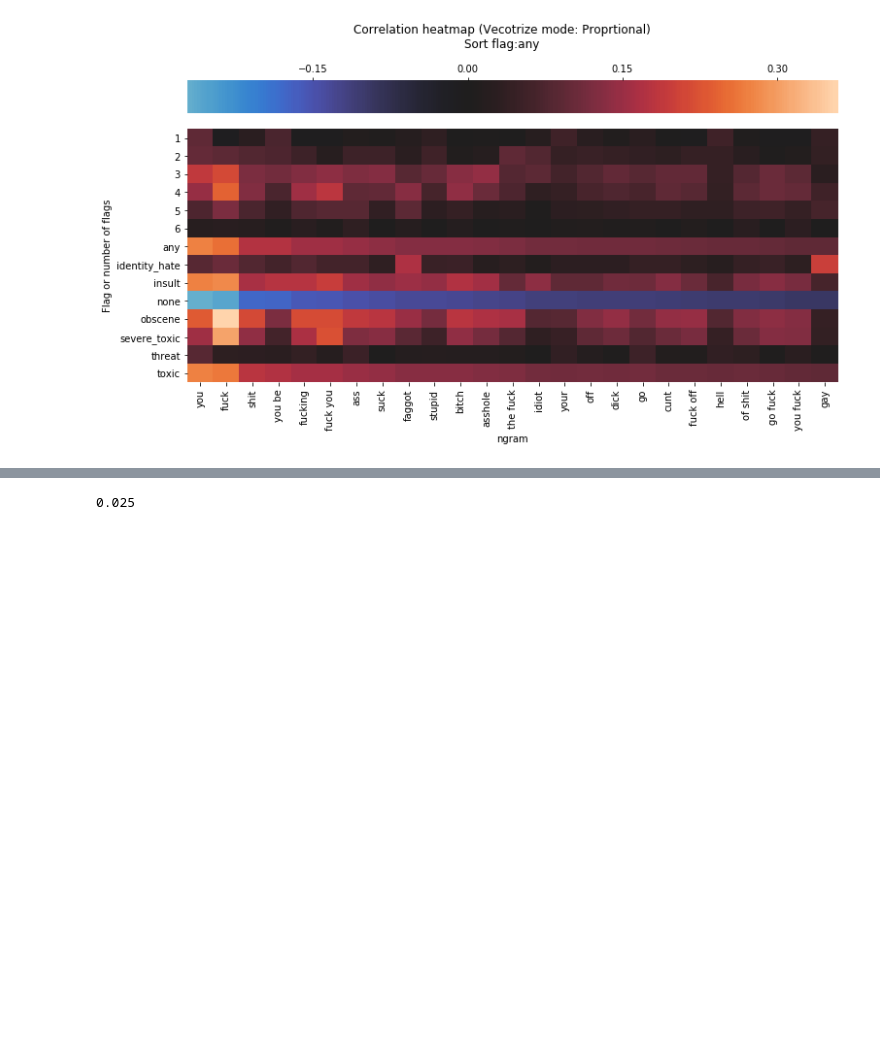
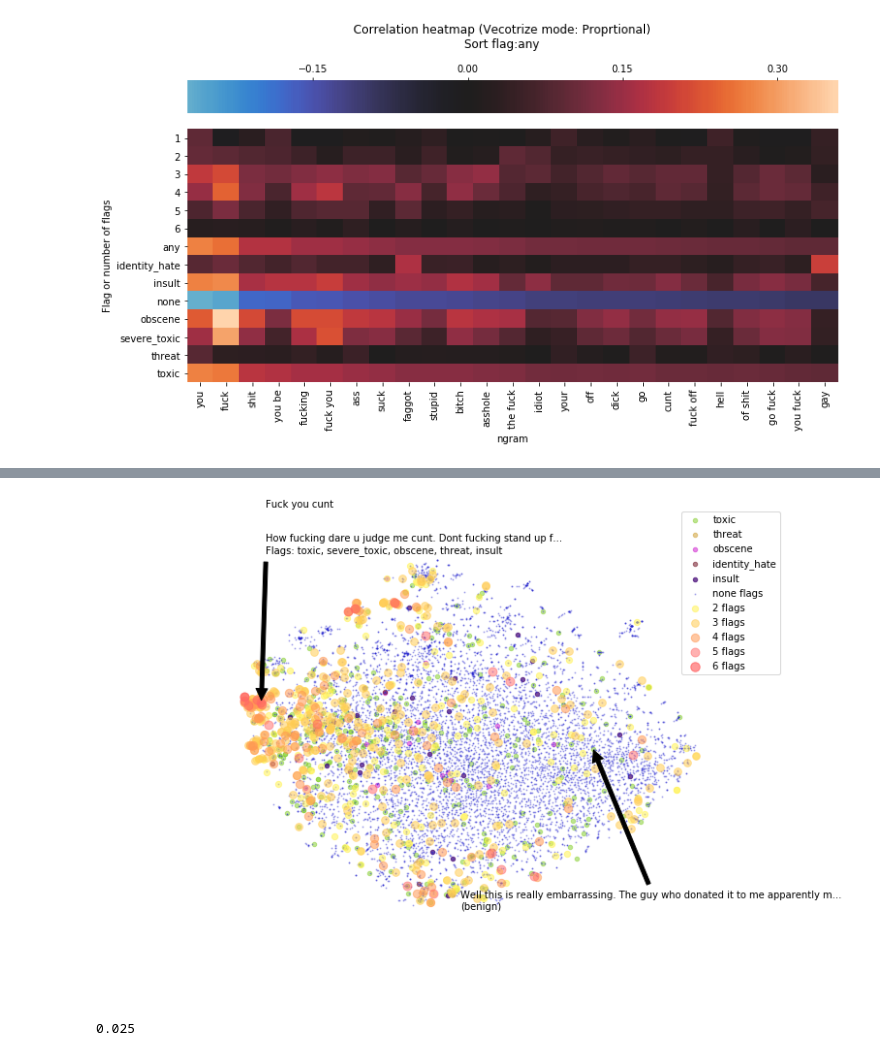
Before and after one commit to jonwithnoh/ToxicComments, a Jupyter notebook: ToxicCommentsAnalysis.ipynb, the cells around one changed output, grey strips where cells are left out. Saved outputs shown, nothing was run; the diff lists cells and outputs as text; code cells hidden in the pictures; blank space fills up the shorter version.

```diff
--- a/ToxicCommentsAnalysis.ipynb
+++ b/ToxicCommentsAnalysis.ipynb
@@ -72,3 +28,7 @@ Loading BokehJS ...
+# %%
+tca.plot_manifold()
+# %% [output]
+[figure, added]
 # %%
 from gensim.models.doc2vec import TaggedDocument, Doc2Vec
 import spacy
```
Also changed, not shown: parts of 8 cells of this notebook.
